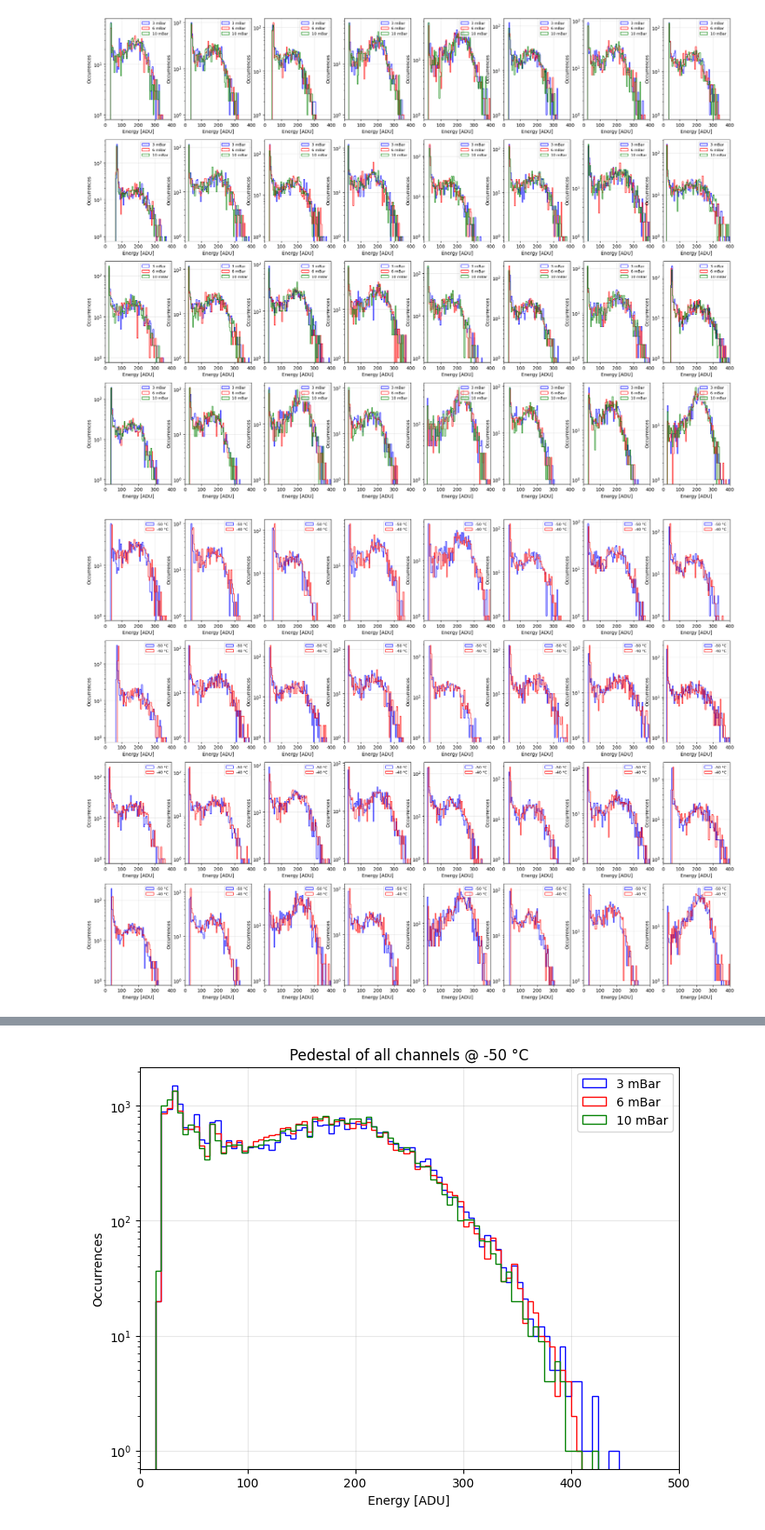
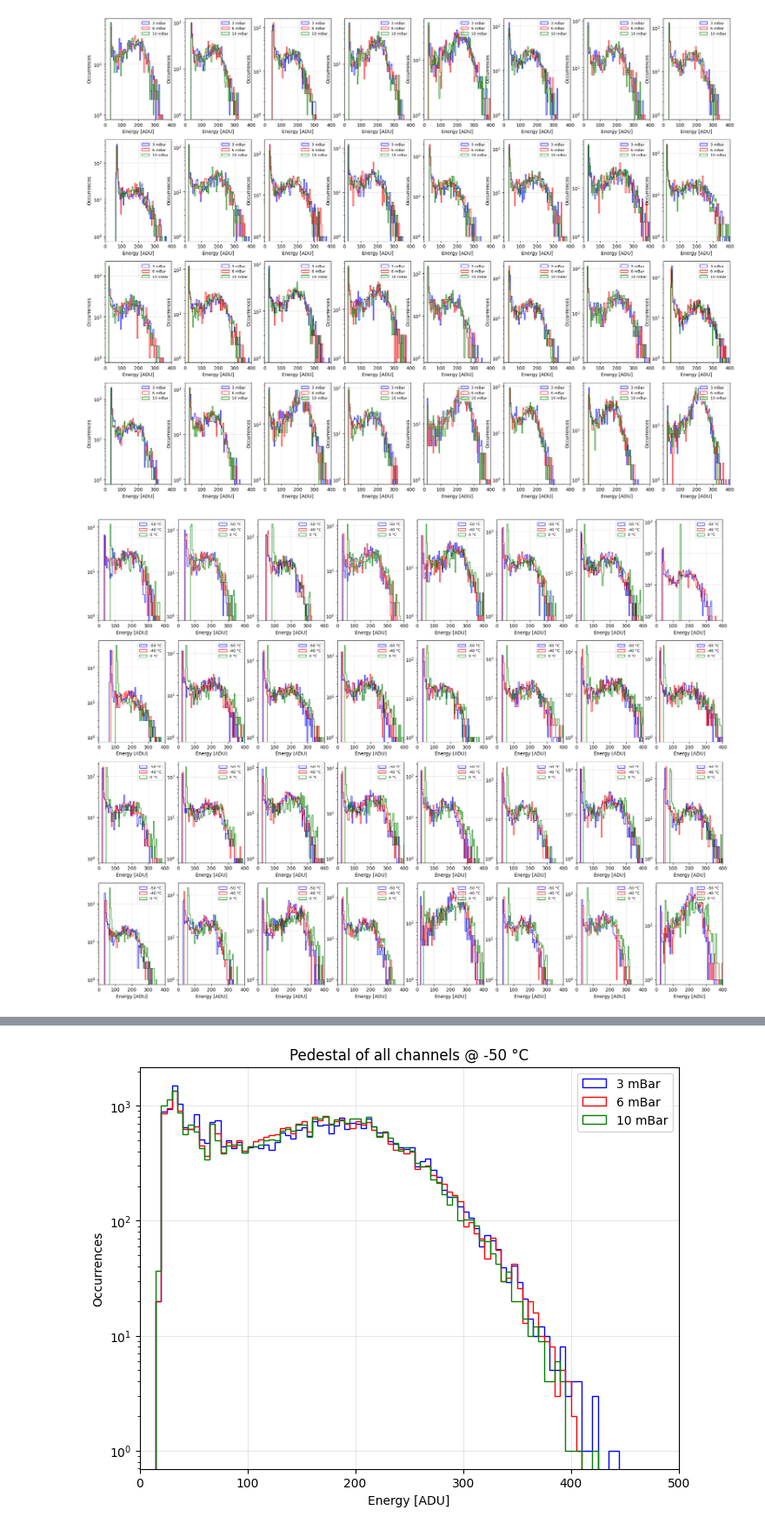
Before and after one commit to microlab-unibg/GAPS_TVAC_module_029_test, a Jupyter notebook: pedestal.ipynb, the cells around one changed output, grey strips where cells are left out. Shown at 87% size. Cells and saved outputs as stored; diff of their text form; code cells hidden in the pictures.

```diff
--- a/pedestal.ipynb
+++ b/pedestal.ipynb
@@ -319,32 +319,63 @@ for ch in channels:
         fill=False,
         color="blue",
         label="-50 °C",
     )
 
     ped_temp_press_ch = ped_alltemps_press[
         (ped_alltemps_press["temperature"] == -45)
         & (ped_alltemps_press["pressure"] == 3)
         & (ped_alltemps_press["ch"] == ch)
     ]["pedestal"]
     ped_temp_press_ch = reject_outliers(ped_temp_press_ch, np.mean(ped_temp_press_ch))
     plt.hist(
         ped_temp_press_ch,
         bins=np.arange(min(ped_temp_press_ch), max(ped_temp_press_ch), 5),
         histtype="step",
         stacked=True,
         fill=False,
         color="red",
         label="-40 °C",
     )
 
+    ped_temp_press_ch = ped_alltemps_press[
+        (ped_alltemps_press["temperature"] == 0)
+        & (ped_alltemps_press["pressure"] == 3)
+        & (ped_alltemps_press["ch"] == ch)
+    ]["pedestal"]
+    ped_temp_press_ch = reject_outliers(ped_temp_press_ch, np.mean(ped_temp_press_ch))
+    plt.hist(
+        ped_temp_press_ch,
+        bins=np.arange(min(ped_temp_press_ch), max(ped_temp_press_ch), 5),
+        histtype="step",
+        stacked=True,
+        fill=False,
+        color="green",
+        label="0 °C",
+    )
+
+    # ped_temp_press_ch = ped_alltemps_press[
+    #     (ped_alltemps_press["temperature"] == 25)
+    #     & (ped_alltemps_press["pressure"] == 1013.25)
+    #     & (ped_alltemps_press["ch"] == ch)
+    # ]["pedestal"]
+    # ped_temp_press_ch = reject_outliers(ped_temp_press_ch, np.mean(ped_temp_press_ch))
+    # plt.hist(
+    #     ped_temp_press_ch,
+    #     bins=np.arange(min(ped_temp_press_ch), max(ped_temp_press_ch), 5),
+    #     histtype="step",
+    #     stacked=True,
+    #     fill=False,
+    #     color="green",
+    #     label="20 °C",
+    # )
+
     plt.legend(loc="upper right", fontsize=8)
     plt.grid(alpha=0.3)
     plt.yscale("log")
     plt.xlabel("Energy [ADU]")
-    plt.ylabel("Occurrences")
     plt.xlim([0, 400])
 
 
 plt.show()
 # %% [output]
-[figure, old version]
+[figure, new version]
```
Also changed, not shown: parts of 1 cell of this notebook.
